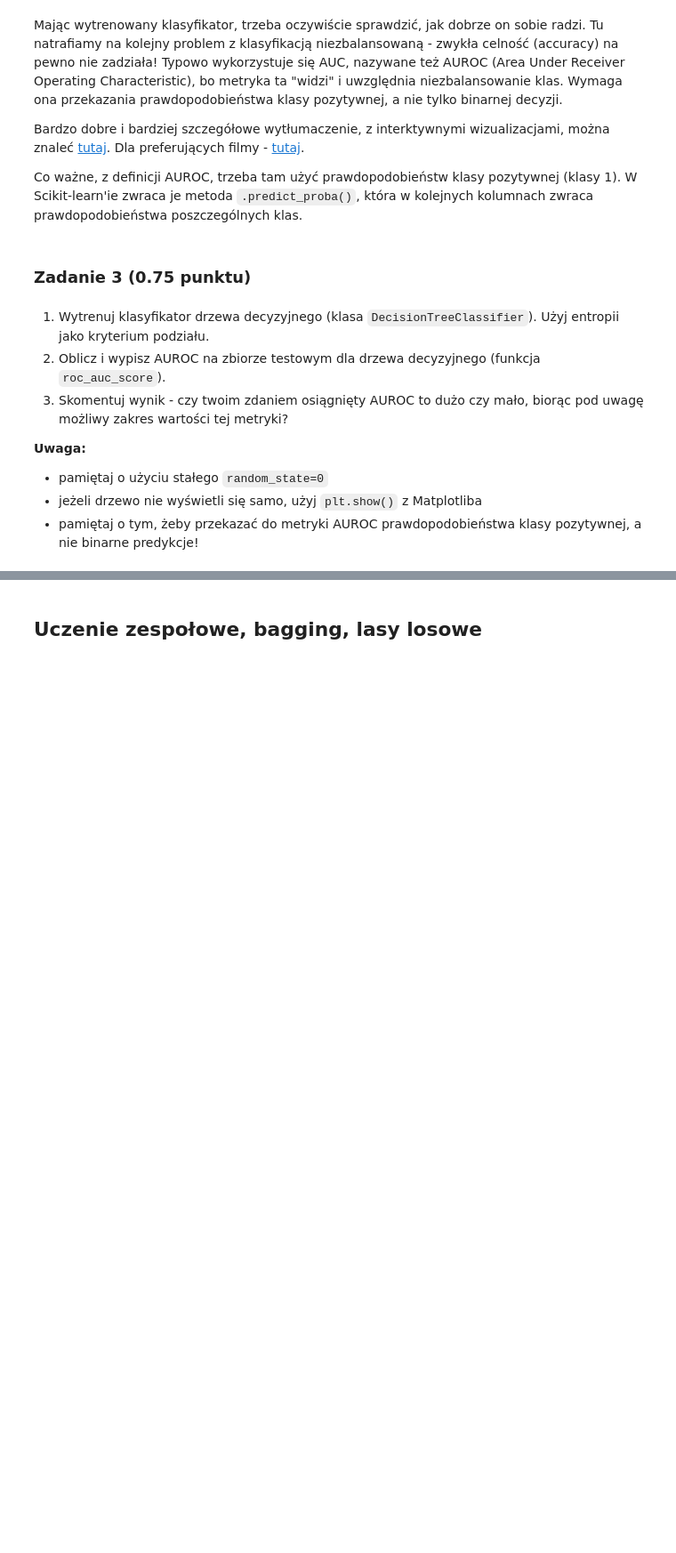
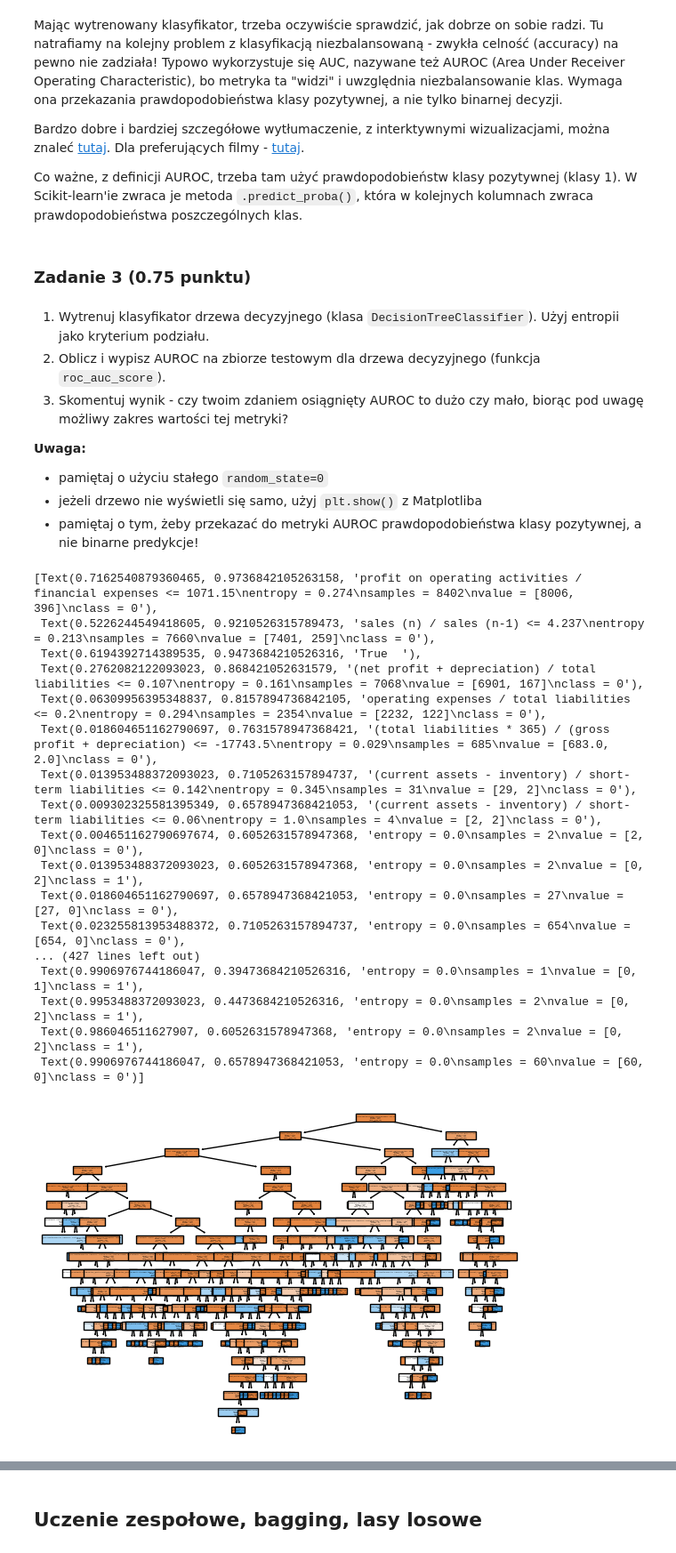
Before and after one commit to arturgesiarz/AIBasics-Course, a Jupyter notebook: lab2/lab_2.ipynb, the cells around one changed output, grey strips where cells are left out. Shown at 89% size. Saved outputs shown, nothing was run; the diff lists cells and outputs as text; code cells hidden in the pictures; blank space fills up the shorter version.

```diff
--- a/lab2/lab_2.ipynb
+++ b/lab2/lab_2.ipynb
@@ -243,0 +242,26 @@ Co ważne, z definicji AUROC, trzeba tam użyć prawdopodobieństw klasy pozytyw
+# %%
+from sklearn.tree import DecisionTreeClassifier
+from sklearn import tree
+
+model = DecisionTreeClassifier(random_state=0, criterion='entropy')
+model = model.fit(X_train, y_train)
+tree.plot_tree(model, filled=True, feature_names=feature_names, class_names=["0", "1"])
+# %% [output]
+[Text(0.7162540879360465, 0.9736842105263158, 'profit on operating activities / financial expenses <= 1071.15\nentropy = 0.274\nsamples = 8402\nvalue = [8006, 396]\nclass = 0'),
+ Text(0.5226244549418605, 0.9210526315789473, 'sales (n) / sales (n-1) <= 4.237\nentropy = 0.213\nsamples = 7660\nvalue = [7401, 259]\nclass = 0'),
+ Text(0.6194392714389535, 0.9473684210526316, 'True  '),
+ Text(0.2762082122093023, 0.868421052631579, '(net profit + depreciation) / total liabilities <= 0.107\nentropy = 0.161\nsamples = 7068\nvalue = [6901, 167]\nclass = 0'),
+ Text(0.06309956395348837, 0.8157894736842105, 'operating expenses / total liabilities <= 0.2\nentropy = 0.294\nsamples = 2354\nvalue = [2232, 122]\nclass = 0'),
+ Text(0.018604651162790697, 0.7631578947368421, '(total liabilities * 365) / (gross profit + depreciation) <= -17743.5\nentropy = 0.029\nsamples = 685\nvalue = [683.0, 2.0]\nclass = 0'),
+ Text(0.013953488372093023, 0.7105263157894737, '(current assets - inventory) / short-term liabilities <= 0.142\nentropy = 0.345\nsamples = 31\nvalue = [29, 2]\nclass = 0'),
+ Text(0.009302325581395349, 0.6578947368421053, '(current assets - inventory) / short-term liabilities <= 0.06\nentropy = 1.0\nsamples = 4\nvalue = [2, 2]\nclass = 0'),
+ Text(0.004651162790697674, 0.6052631578947368, 'entropy = 0.0\nsamples = 2\nvalue = [2, 0]\nclass = 0'),
+ Text(0.013953488372093023, 0.6052631578947368, 'entropy = 0.0\nsamples = 2\nvalue = [0, 2]\nclass = 1'),
+ Text(0.018604651162790697, 0.6578947368421053, 'entropy = 0.0\nsamples = 27\nvalue = [27, 0]\nclass = 0'),
+ Text(0.023255813953488372, 0.7105263157894737, 'entropy = 0.0\nsamples = 654\nvalue = [654, 0]\nclass = 0'),
+... (427 lines left out)
+ Text(0.9906976744186047, 0.39473684210526316, 'entropy = 0.0\nsamples = 1\nvalue = [0, 1]\nclass = 1'),
+ Text(0.9953488372093023, 0.4473684210526316, 'entropy = 0.0\nsamples = 2\nvalue = [0, 2]\nclass = 1'),
+ Text(0.986046511627907, 0.6052631578947368, 'entropy = 0.0\nsamples = 2\nvalue = [0, 2]\nclass = 1'),
+ Text(0.9906976744186047, 0.6578947368421053, 'entropy = 0.0\nsamples = 60\nvalue = [60, 0]\nclass = 0')]
+[figure, added]
```
Also changed, not shown: parts of 12 cells of this notebook.
